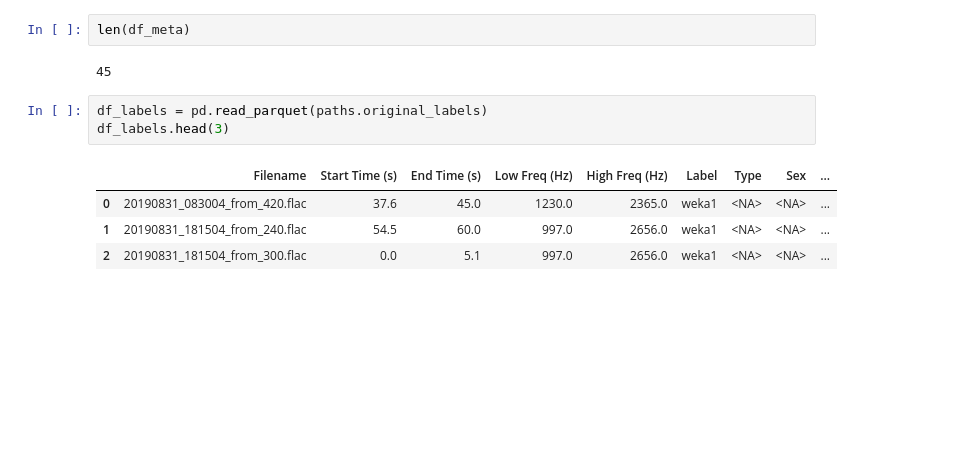
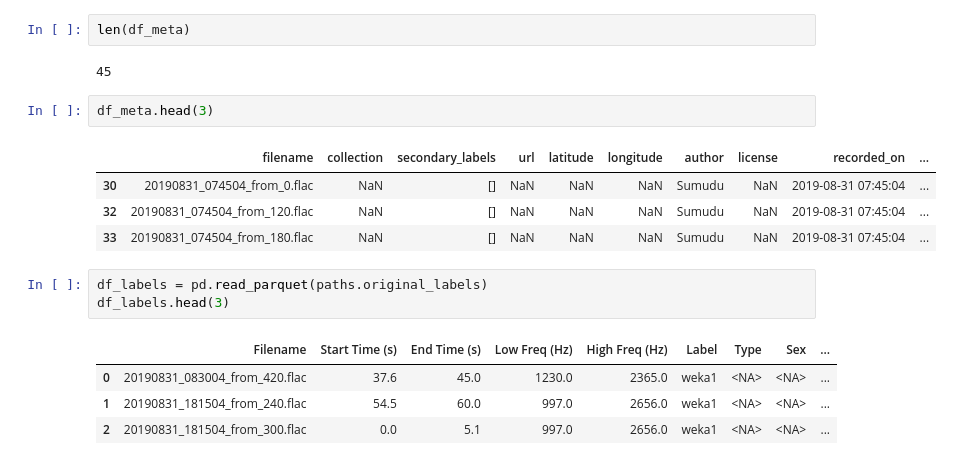
Before and after one commit to Wologman/Anqa, a Jupyter notebook: notebooks/annotation.ipynb, the cells around one changed output. Saved outputs shown, nothing was run; the diff lists cells and outputs as text; blank space fills up the shorter version.

```diff
--- a/notebooks/annotation.ipynb
+++ b/notebooks/annotation.ipynb
@@ -108,6 +94,13 @@ df_meta.head()
 len(df_meta)
 # %% [output]
 45
+# %%
+df_meta.head(3)
+# %% [output]
+|  | filename | collection | secondary_labels | url | latitude | longitude | author | license | recorded_on | ... |
+| 30 | 20190831_074504_from_0.flac | NaN | [] | NaN | NaN | NaN | Sumudu | NaN | 2019-08-31 07:45:04 | ... |
+| 32 | 20190831_074504_from_120.flac | NaN | [] | NaN | NaN | NaN | Sumudu | NaN | 2019-08-31 07:45:04 | ... |
+| 33 | 20190831_074504_from_180.flac | NaN | [] | NaN | NaN | NaN | Sumudu | NaN | 2019-08-31 07:45:04 | ... |
 # %%
 df_labels = pd.read_parquet(paths.original_labels)
 df_labels.head(3)
```
Also changed, not shown: parts of 11 cells of this notebook.
